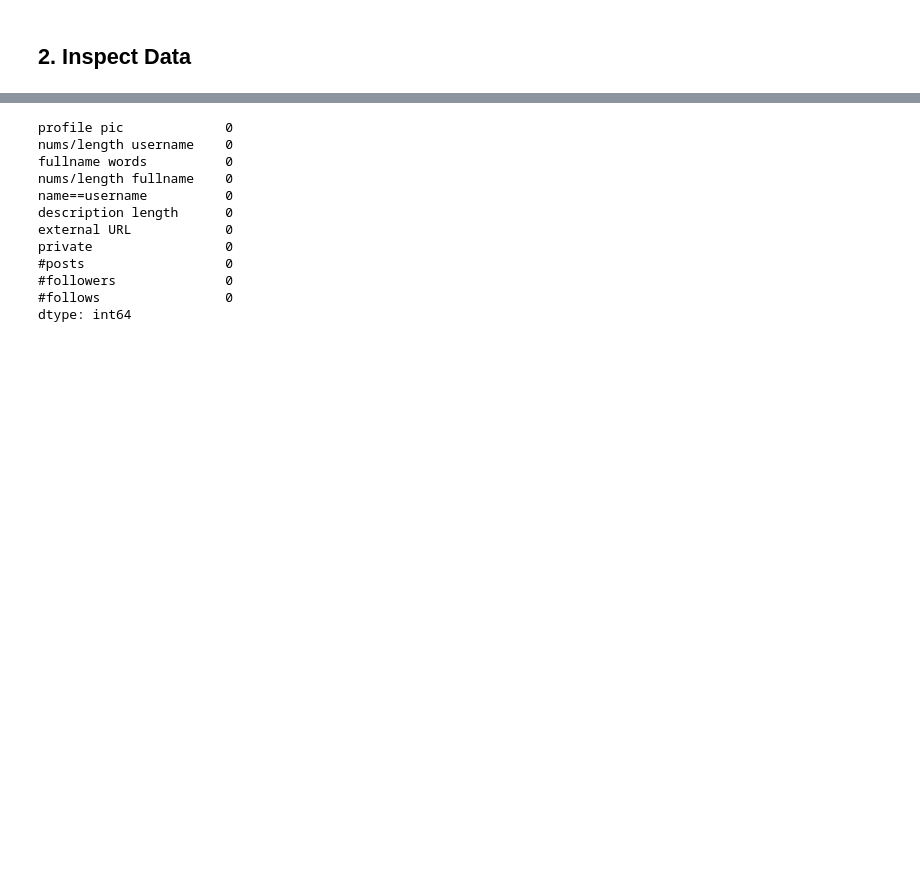
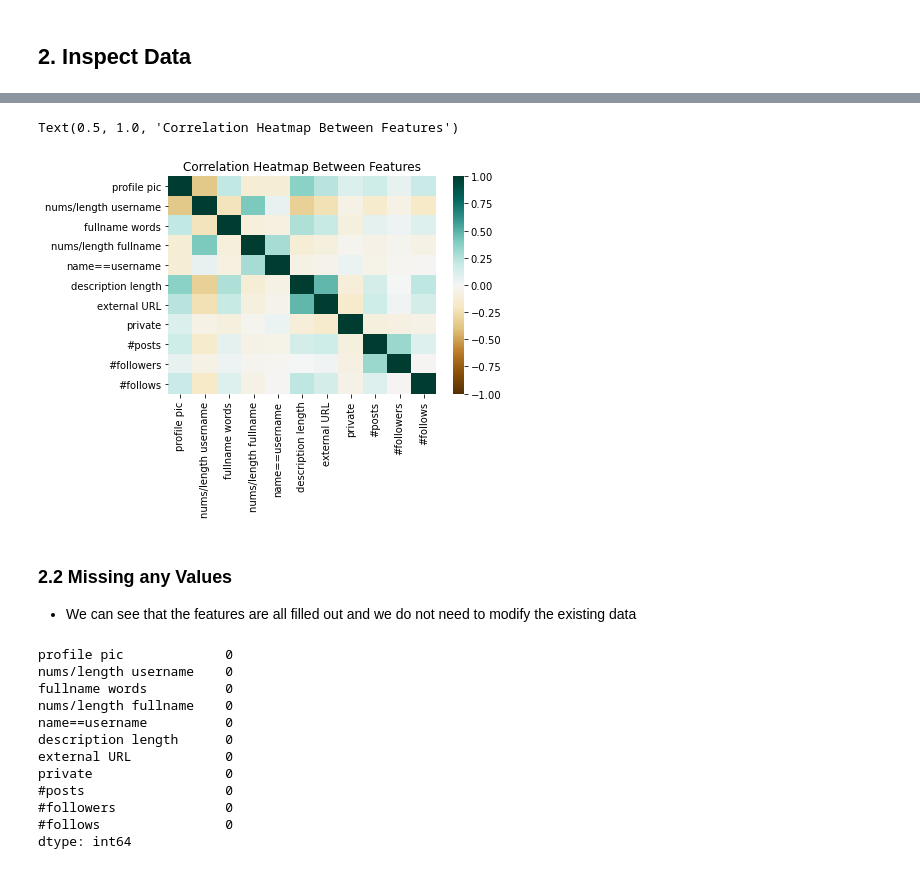
Before and after one commit to khoi16ngo/InstragramFakeOrGenuine, a Jupyter notebook: instagram_fake.ipynb, the cells around one changed output, grey strips where cells are left out. Cells and saved outputs as stored; diff of their text form; code cells hidden in the pictures; blank space fills up the shorter version.

```diff
--- a/instagram_fake.ipynb
+++ b/instagram_fake.ipynb
@@ -190 +194,11 @@ Size:  (576,) , Type:  <class 'pandas.core.series.Series'>
+# %%
+data_corr = X_data.corr(method='pearson')
+ax = sns.heatmap(data_corr, vmin=-1, vmax=1, cmap='BrBG')
+ax.set_title("Correlation Heatmap Between Features")
+# %% [output]
+Text(0.5, 1.0, 'Correlation Heatmap Between Features')
+[figure, added]
+# %% [markdown]
+### 2.2 Missing any Values
+- We can see that the features are all filled out and we do not need to modify the existing data
 # %%
```
Also changed, not shown: parts of 24 cells of this notebook.
